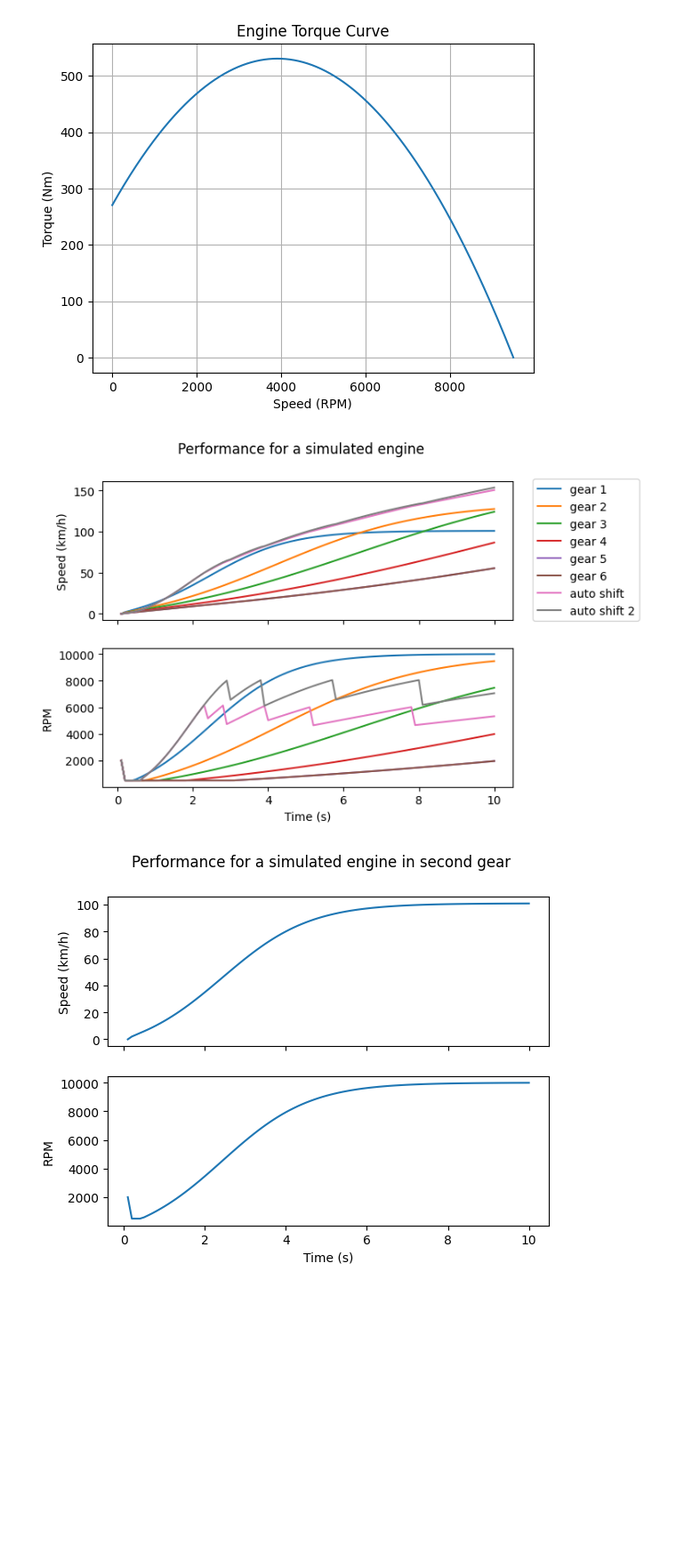
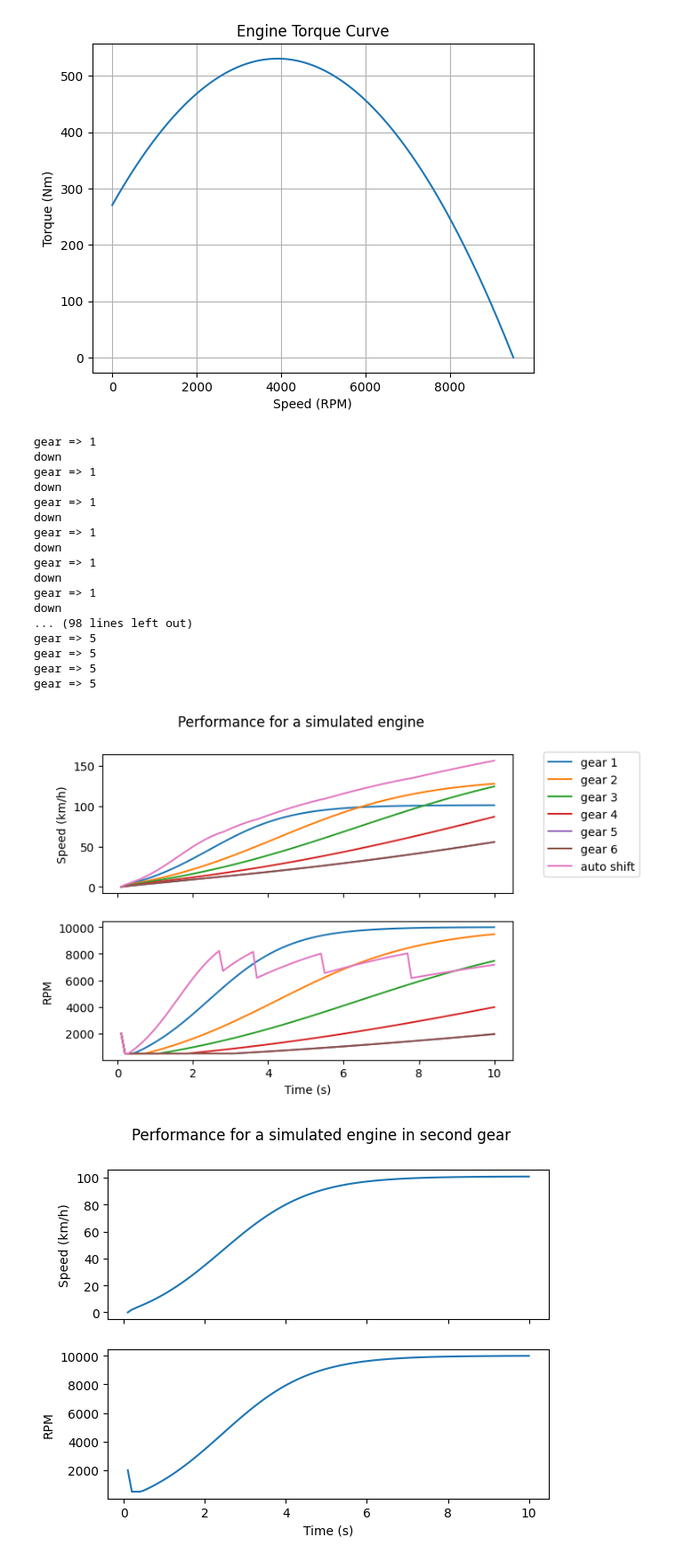
Before and after one commit to Nelson-Jnrnd/race-lap-simulations, a Jupyter notebook: engine_sim.ipynb, the cells around one changed output. Shown at 89% size. Cells and saved outputs as stored; diff of their text form; code cells hidden in the pictures; blank space fills up the shorter version.

Commit message:
auto transmission working properly

```diff
--- a/engine_sim.ipynb
+++ b/engine_sim.ipynb
@@ -1,6 +1,7 @@
 # %%
 from sim_core.engine import Engine
 from sim_core.car import Car
+from sim_core.autoTransmission import AutoTransmission
 from sim_core.utils import ms_to_kph, example_torque_curve
 
 engine = Engine(
@@ -17,3 +18,9 @@ car = Car(
     radius_wheel=0.3,
     engine=engine
 )
+
+auto_transmission = AutoTransmission(
+    car.engine,
+    8000,
+    3000
+)
@@ -65,7 +47,7 @@ def sim_acceleration(car, duration_seconds, gear, tick_interval=0.1, auto_shift=
         rpm_values = np.append(rpm_values, car.engine._rpm)
         car.accelerate(tick_interval)
         if auto_shift:
-            auto_shift.drive()
+            auto_shift.update()
 
     car.reset()
     return rpm_values, speed_values, duration
@@ -76,26 +58,43 @@ def plot_gear_perf(car, duration, gear, label, speed_ax, rpm_ax, auto_shift=None
     rpm_ax.plot(seconds, rpm_values)
     return speed_ax, rpm_ax
 # %%
+import matplotlib.pyplot as plt
+
 duration = 10
 
 fig, (ax1, ax2) = plt.subplots(nrows=2, sharex=True)
 
 fig.suptitle('Performance for a simulated engine')
 
 for i in range(len(car.engine.ratio_gears)):
     ax1, ax2 = plot_gear_perf(car, duration, i + 1, f'gear {i + 1}',ax1, ax2)
 
-ax1, ax2 = plot_gear_perf(car, duration, i + 1, f'auto shift',ax1, ax2, auto_shift=driver)
-
-ax1, ax2 = plot_gear_perf(car, duration, i + 1, f'auto shift 2',ax1, ax2, auto_shift=driver2)
+ax1, ax2 = plot_gear_perf(car, duration, 0, f'auto shift',ax1, ax2, auto_shift=auto_transmission)
 
 ax1.set_ylabel('Speed (km/h)')
 ax2.set_ylabel('RPM')
 ax2.set_xlabel('Time (s)')
 fig.legend(bbox_to_anchor=(1.15, 0.9))
 fig.savefig('fig/engine_performance_all_gear.svg', format='svg')
 # %% [output]
+gear => 1
+down
+gear => 1
+down
+gear => 1
+down
+gear => 1
+down
+gear => 1
+down
+gear => 1
+down
+... (98 lines left out)
+gear => 5
+gear => 5
+gear => 5
+gear => 5
-[figure, old version]
+[figure, new version]
 # %%
 import numpy as np
 
```
Also changed, not shown: parts of 2 cells of this notebook, 4 other files.
